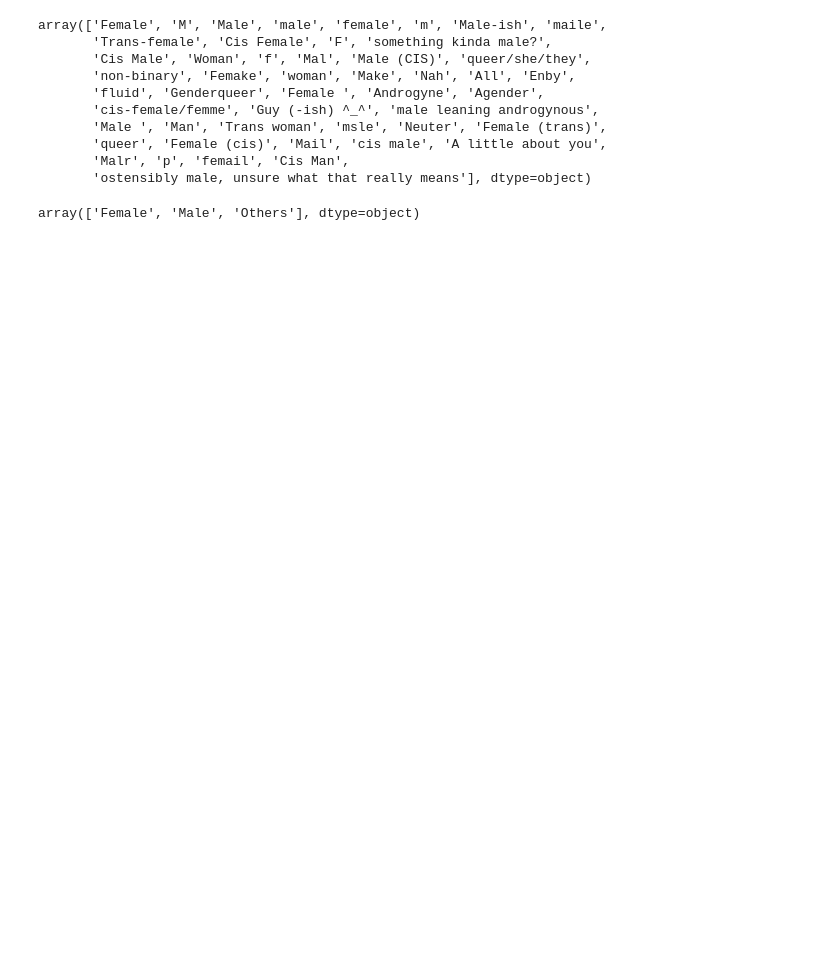
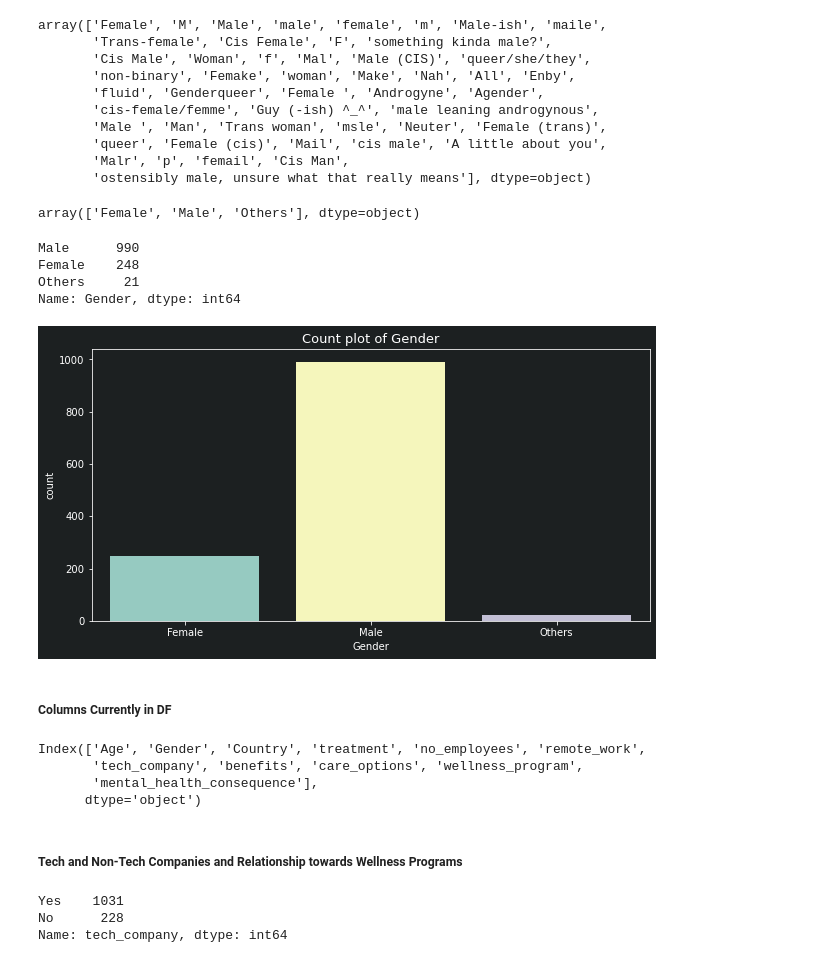
Before and after one commit to MohammedRizwan-1/Project-A-, a Jupyter notebook: Mental_health_in_tech_code-Rizwan's Working Copy.ipynb, the cells around one changed output. Saved outputs shown, nothing was run; the diff lists cells and outputs as text; code cells hidden in the pictures; blank space fills up the shorter version.

Commit message:
Value Counts for Type of Company

```diff
--- a/Mental_health_in_tech_code-Rizwan's Working Copy.ipynb
+++ b/Mental_health_in_tech_code-Rizwan's Working Copy.ipynb
@@ -2,8 +2,14 @@
 import numpy as np
 import pandas as pd
 import matplotlib.pyplot as plt
+import matplotlib as mpl
 import seaborn as sns
 from collections import Counter
+
+# Due to Darkmode of Jupyter Notebook
+plt.style.use('dark_background')
+mpl.rcParams["figure.facecolor"] = '1c2021'
+mpl.rcParams["axes.facecolor"] = '1c2021'
 # %%
 #Read csv
 data_2014 = pd.read_csv("1-Data/OSMI 2014 Mental Health in Tech Survey Results - OSMI Mental Health in Tech Survey 2019.csv")
@@ -74,3 +80,36 @@ data_2014_clean=data_2014_clean.replace({"Gender": conv})
 data_2014_clean["Gender"].unique()
 # %% [output]
 array(['Female', 'Male', 'Others'], dtype=object)
+# %%
+# Gender Value Counts
+data_2014_clean.Gender.value_counts()
+# %% [output]
+Male      990
+Female    248
+Others     21
+Name: Gender, dtype: int64
+# %%
+# Visualising Genders based on Data
+plt.figure(figsize=(10,5))
+sns.countplot(x=data_2014_clean['Gender'])
+plt.title('Count plot of Gender',fontsize=13)
+plt.show()
+# %% [output]
+[figure, added]
+# %% [markdown]
+##### Columns Currently in DF
+# %%
+data_2014_clean.columns
+# %% [output]
+Index(['Age', 'Gender', 'Country', 'treatment', 'no_employees', 'remote_work',
+       'tech_company', 'benefits', 'care_options', 'wellness_program',
+       'mental_health_consequence'],
+      dtype='object')
+# %% [markdown]
+##### Tech and Non-Tech Companies and Relationship towards Wellness Programs
+# %%
+data_2014_clean.tech_company.value_counts()
+# %% [output]
+Yes    1031
+No      228
+Name: tech_company, dtype: int64
```
Also changed, not shown: parts of 7 cells of this notebook.
